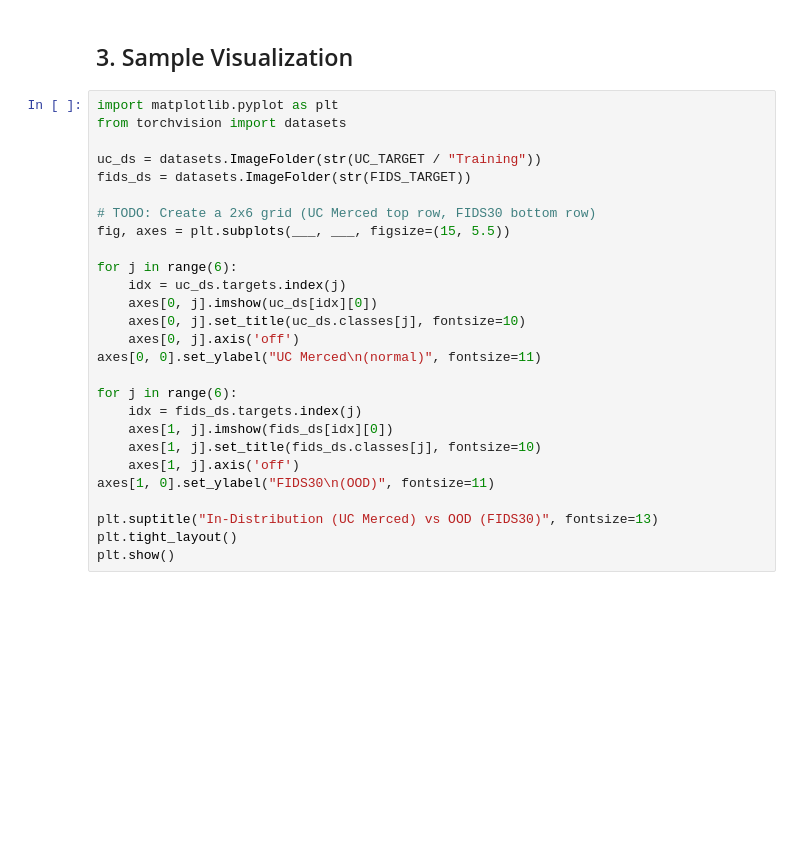
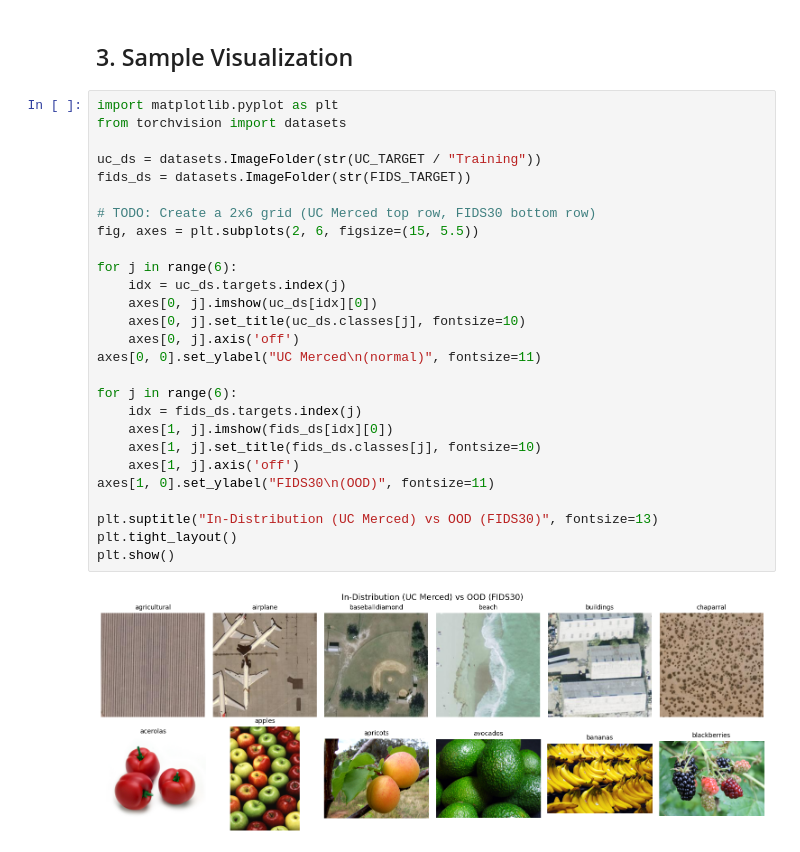
Before and after one commit to andreasranzmaier/GAI4_course, a Jupyter notebook: HW_2/00_PrepData.ipynb, the cells around one changed output. Drawn from its saved outputs; the diff is of its cells as text; blank space fills up the shorter version.

```diff
--- a/HW_2/00_PrepData.ipynb
+++ b/HW_2/00_PrepData.ipynb
@@ -85,27 +94,29 @@ print(f"FIDS30: {total} images across {len(list(FIDS_TARGET.iterdir()))} classes
 # %%
 import matplotlib.pyplot as plt
 from torchvision import datasets
 
 uc_ds = datasets.ImageFolder(str(UC_TARGET / "Training"))
 fids_ds = datasets.ImageFolder(str(FIDS_TARGET))
 
 # TODO: Create a 2x6 grid (UC Merced top row, FIDS30 bottom row)
-fig, axes = plt.subplots(___, ___, figsize=(15, 5.5))
+fig, axes = plt.subplots(2, 6, figsize=(15, 5.5))
 
 for j in range(6):
     idx = uc_ds.targets.index(j)
     axes[0, j].imshow(uc_ds[idx][0])
     axes[0, j].set_title(uc_ds.classes[j], fontsize=10)
     axes[0, j].axis('off')
 axes[0, 0].set_ylabel("UC Merced\n(normal)", fontsize=11)
 
 for j in range(6):
     idx = fids_ds.targets.index(j)
     axes[1, j].imshow(fids_ds[idx][0])
     axes[1, j].set_title(fids_ds.classes[j], fontsize=10)
     axes[1, j].axis('off')
 axes[1, 0].set_ylabel("FIDS30\n(OOD)", fontsize=11)
 
 plt.suptitle("In-Distribution (UC Merced) vs OOD (FIDS30)", fontsize=13)
 plt.tight_layout()
 plt.show()
+# %% [output]
+[figure, added]
```
Also changed, not shown: parts of 3 cells of this notebook, 41 other files.
